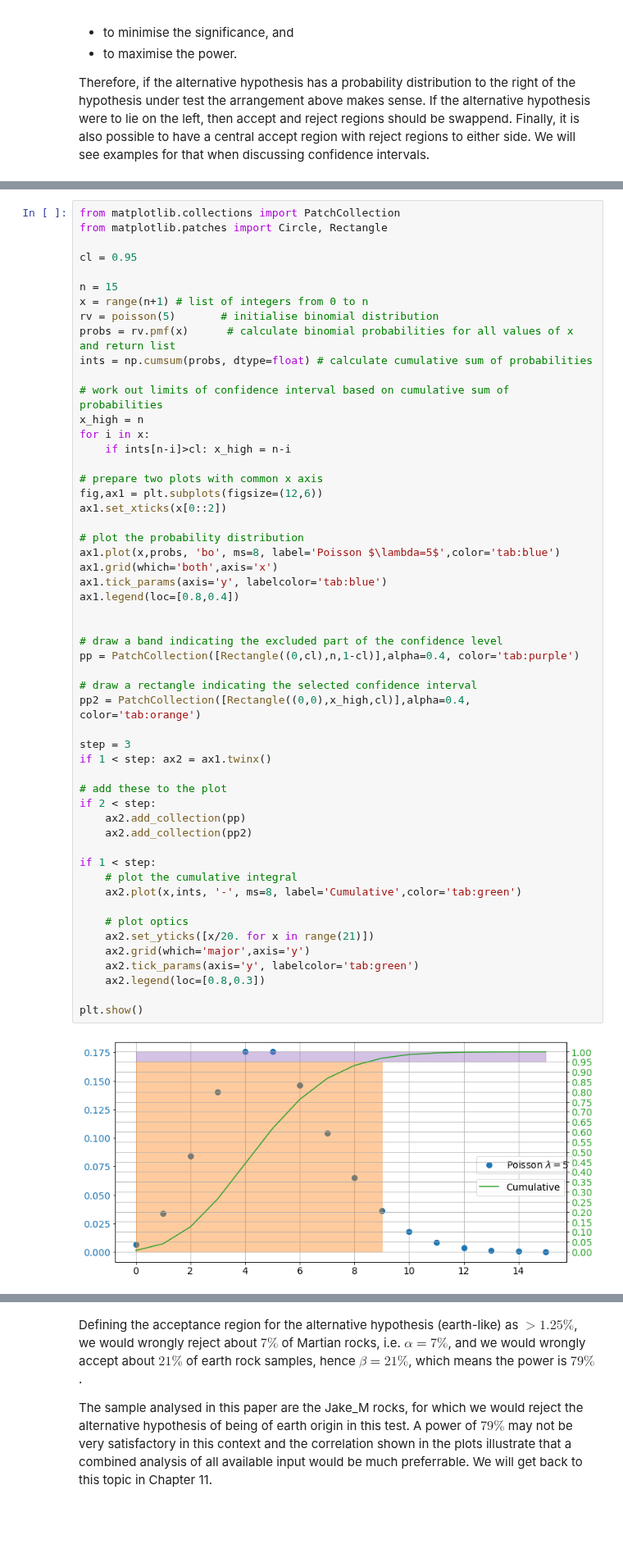
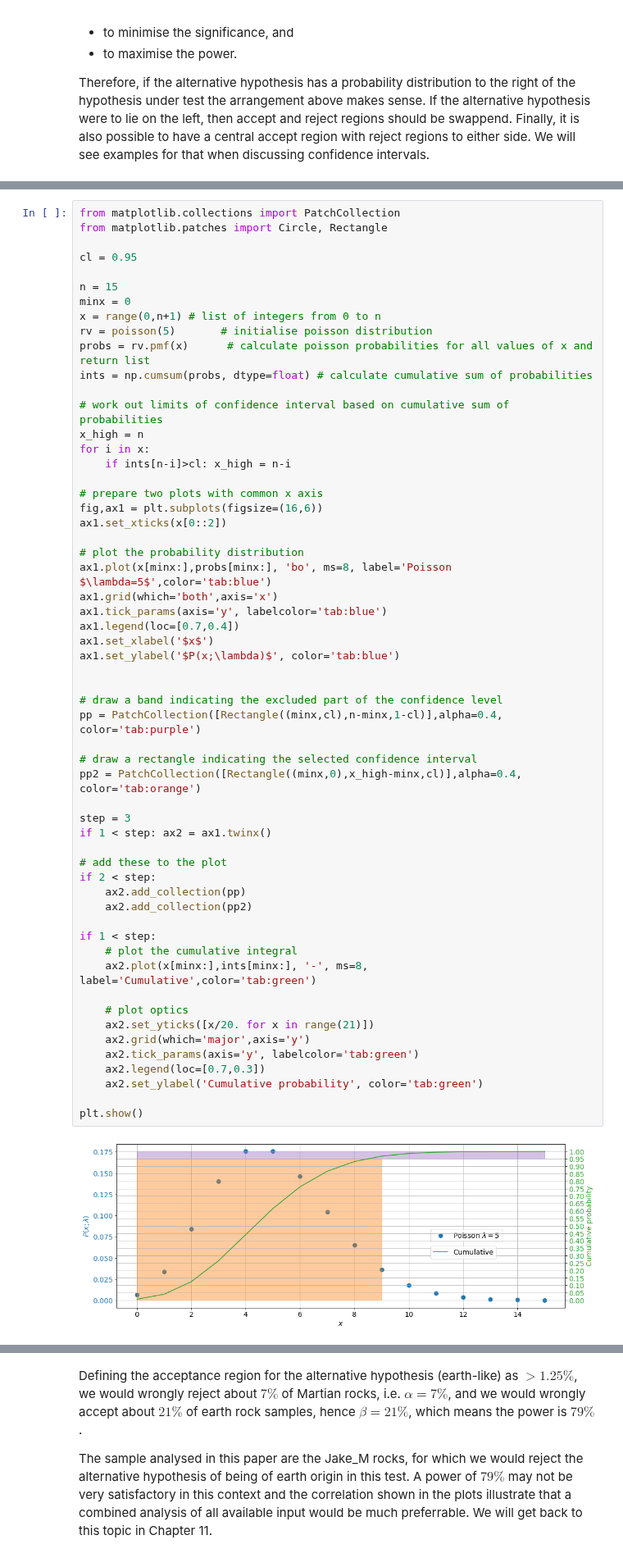
Before and after one commit to bretonr/intro_data_science, a Jupyter notebook: Chapter 8/Chapter 8.ipynb, the cells around one changed output, grey strips where cells are left out. Shown at 82% size. Drawn from its saved outputs; the diff is of its cells as text; blank space fills up the shorter version.

```diff
--- a/Chapter 8/Chapter 8.ipynb
+++ b/Chapter 8/Chapter 8.ipynb
@@ -269,9 +291,10 @@ from matplotlib.patches import Circle, Rectangle
 cl = 0.95
 
 n = 15
-x = range(n+1) # list of integers from 0 to n
-rv = poisson(5)       # initialise binomial distribution
-probs = rv.pmf(x)      # calculate binomial probabilities for all values of x and return list
+minx = 0
+x = range(0,n+1) # list of integers from 0 to n
+rv = poisson(5)       # initialise poisson distribution
+probs = rv.pmf(x)      # calculate poisson probabilities for all values of x and return list
 ints = np.cumsum(probs, dtype=float) # calculate cumulative sum of probabilities
 
 # work out limits of confidence interval based on cumulative sum of probabilities
@@ -280,40 +303,43 @@ for i in x:
     if ints[n-i]>cl: x_high = n-i
 
 # prepare two plots with common x axis
-fig,ax1 = plt.subplots(figsize=(12,6))
+fig,ax1 = plt.subplots(figsize=(16,6))
 ax1.set_xticks(x[0::2])
 
 # plot the probability distribution
-ax1.plot(x,probs, 'bo', ms=8, label='Poisson $\lambda=5$',color='tab:blue')
+ax1.plot(x[minx:],probs[minx:], 'bo', ms=8, label='Poisson $\lambda=5$',color='tab:blue')
 ax1.grid(which='both',axis='x')
 ax1.tick_params(axis='y', labelcolor='tab:blue')
-ax1.legend(loc=[0.8,0.4])
+ax1.legend(loc=[0.7,0.4])
+ax1.set_xlabel('$x$')
+ax1.set_ylabel('$P(x;\lambda)$', color='tab:blue')
 
 
 # draw a band indicating the excluded part of the confidence level
-pp = PatchCollection([Rectangle((0,cl),n,1-cl)],alpha=0.4, color='tab:purple')
+pp = PatchCollection([Rectangle((minx,cl),n-minx,1-cl)],alpha=0.4, color='tab:purple')
 
 # draw a rectangle indicating the selected confidence interval
-pp2 = PatchCollection([Rectangle((0,0),x_high,cl)],alpha=0.4, color='tab:orange')
+pp2 = PatchCollection([Rectangle((minx,0),x_high-minx,cl)],alpha=0.4, color='tab:orange')
 
 step = 3
 if 1 < step: ax2 = ax1.twinx()
 
 # add these to the plot
 if 2 < step:
     ax2.add_collection(pp)
     ax2.add_collection(pp2)
 
 if 1 < step:
     # plot the cumulative integral
-    ax2.plot(x,ints, '-', ms=8, label='Cumulative',color='tab:green')
+    ax2.plot(x[minx:],ints[minx:], '-', ms=8, label='Cumulative',color='tab:green')
 
     # plot optics
     ax2.set_yticks([x/20. for x in range(21)])
     ax2.grid(which='major',axis='y')
     ax2.tick_params(axis='y', labelcolor='tab:green')
-    ax2.legend(loc=[0.8,0.3])
+    ax2.legend(loc=[0.7,0.3])
+    ax2.set_ylabel('Cumulative probability', color='tab:green')
 
 plt.show()
 # %% [output]
-[figure, old version]
+[figure, new version]
```
Also changed, not shown: parts of 21 cells of this notebook, 3 other files.
